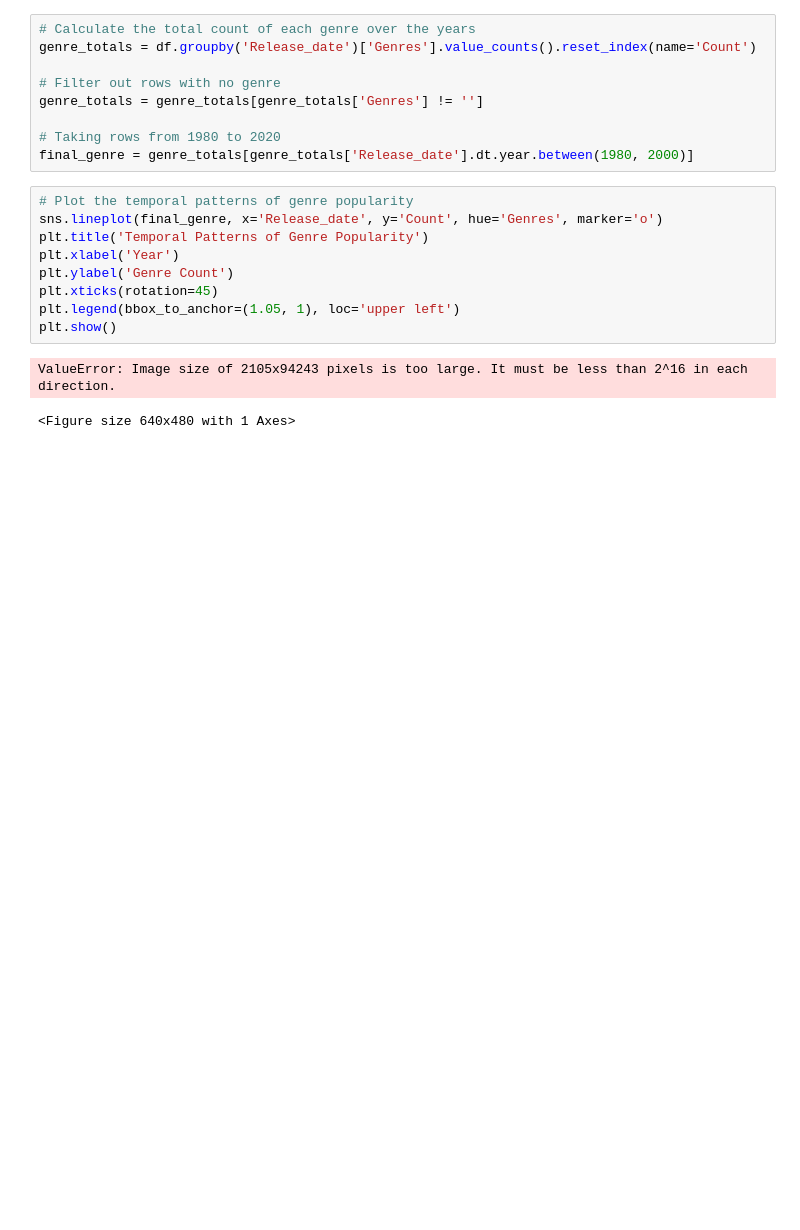
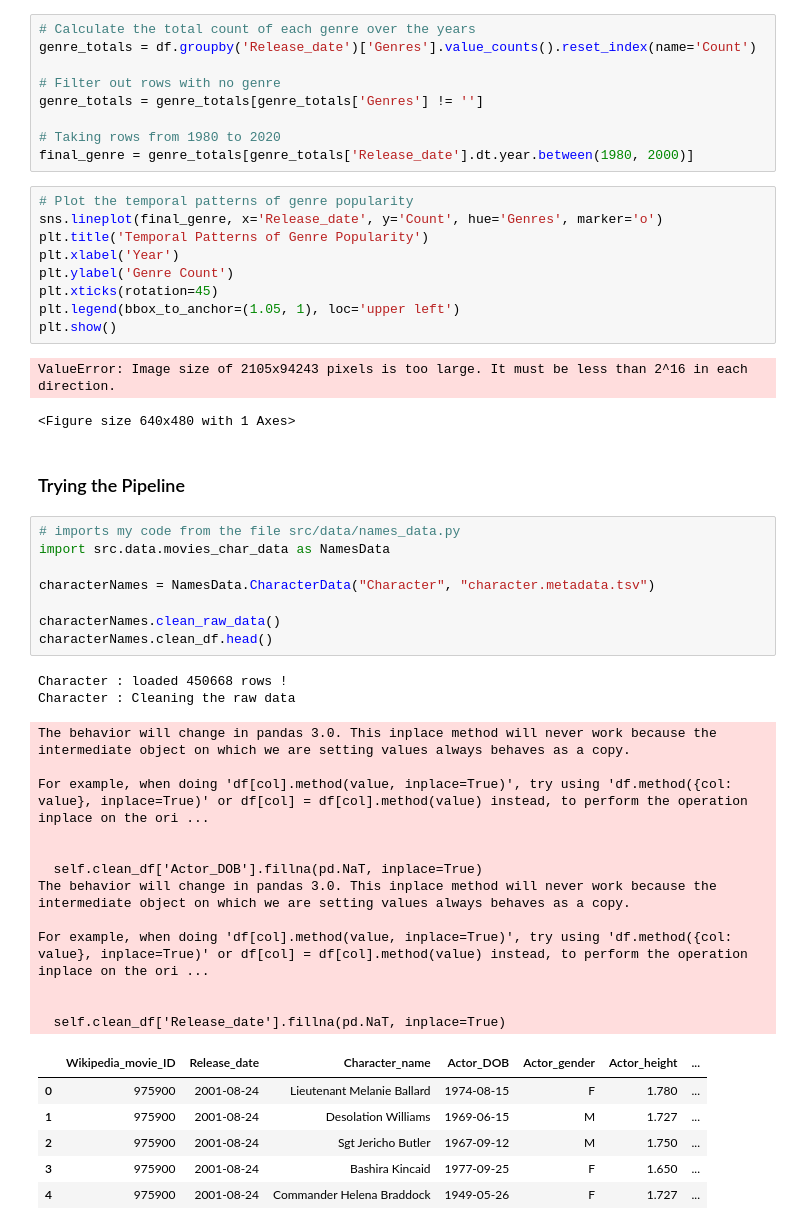
Before and after one commit to epfl-ada/ada-2024-project-dondata2025, a Jupyter notebook: pauline_preprocess.ipynb, the cells around one changed output. Cells and saved outputs as stored; diff of their text form; blank space fills up the shorter version.

Commit message:
Preprocessing Movies and character to pipeline
Working with Julien, we adapt the code of the preprocessing to the class of NamesData to have a clean pipeline

```diff
--- a/pauline_preprocess.ipynb
+++ b/pauline_preprocess.ipynb
@@ -318,3 +322,34 @@ plt.show()
 # %% [output]
 ValueError: Image size of 2105x94243 pixels is too large. It must be less than 2^16 in each direction.
 <Figure size 640x480 with 1 Axes>
+# %% [markdown]
+### Trying the Pipeline
+# %%
+# imports my code from the file src/data/names_data.py
+import src.data.movies_char_data as NamesData
+
+characterNames = NamesData.CharacterData("Character", "character.metadata.tsv")
+
+characterNames.clean_raw_data()
+characterNames.clean_df.head()
+# %% [output]
+Character : loaded 450668 rows !
+Character : Cleaning the raw data
+The behavior will change in pandas 3.0. This inplace method will never work because the intermediate object on which we are setting values always behaves as a copy.
+
+For example, when doing 'df[col].method(value, inplace=True)', try using 'df.method({col: value}, inplace=True)' or df[col] = df[col].method(value) instead, to perform the operation inplace on the ori ...
+
+
+  self.clean_df['Actor_DOB'].fillna(pd.NaT, inplace=True)
+The behavior will change in pandas 3.0. This inplace method will never work because the intermediate object on which we are setting values always behaves as a copy.
+
+For example, when doing 'df[col].method(value, inplace=True)', try using 'df.method({col: value}, inplace=True)' or df[col] = df[col].method(value) instead, to perform the operation inplace on the ori ...
+
+
+  self.clean_df['Release_date'].fillna(pd.NaT, inplace=True)
+|  | Wikipedia_movie_ID | Release_date | Character_name | Actor_DOB | Actor_gender | Actor_height | ... |
+| 0 | 975900 | 2001-08-24 | Lieutenant Melanie Ballard | 1974-08-15 | F | 1.780 | ... |
+| 1 | 975900 | 2001-08-24 | Desolation Williams | 1969-06-15 | M | 1.727 | ... |
+| 2 | 975900 | 2001-08-24 | Sgt Jericho Butler | 1967-09-12 | M | 1.750 | ... |
+| 3 | 975900 | 2001-08-24 | Bashira Kincaid | 1977-09-25 | F | 1.650 | ... |
+| 4 | 975900 | 2001-08-24 | Commander Helena Braddock | 1949-05-26 | F | 1.727 | ... |
```
Also changed, not shown: parts of 2 cells of this notebook, 3 other files.
